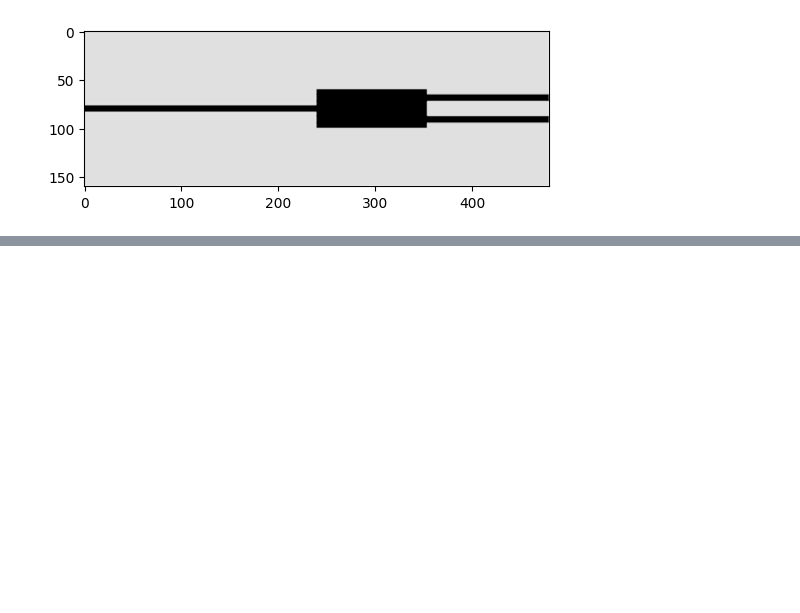
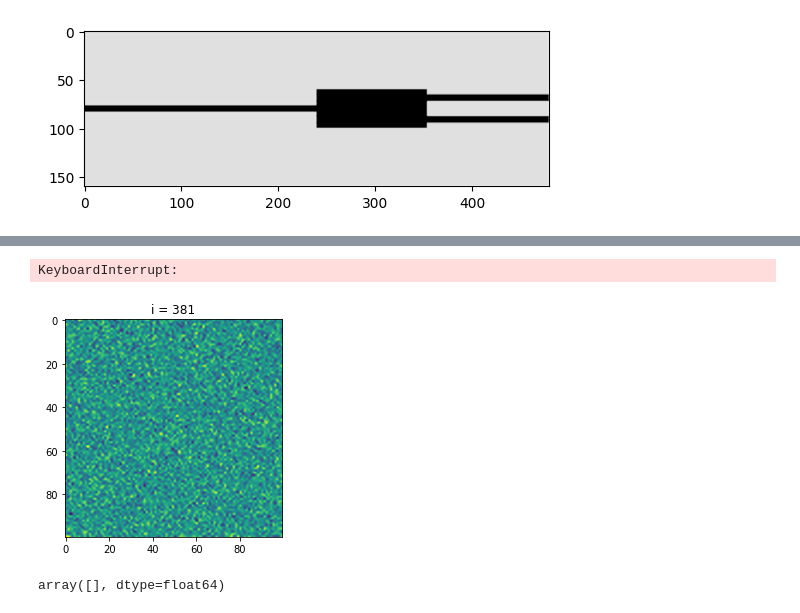
Before and after one commit to atait/jupyter-meep, a Jupyter notebook: notebooks/Cavities/MMI_1x2.ipynb, the cells around one changed output, grey strips where cells are left out. Drawn from its saved outputs; the diff is of its cells as text; code cells hidden in the pictures; blank space fills up the shorter version.

```diff
--- a/notebooks/Cavities/MMI_1x2.ipynb
+++ b/notebooks/Cavities/MMI_1x2.ipynb
@@ -138,0 +136,23 @@ sim.meep_time()
+# %%
+import time
+t0 = time.time()
+t = []
+for i in range(600):
+    a = np.random.randn(100, 100)
+    if i == 0:
+        artist = plt.imshow(a, interpolation='spline36')
+    else:
+        artist.set_data(a)
+    plt.title(f'i = {i}')
+    display.display(plt.gcf())
+    display.clear_output(wait=True)
+    t.append(time.time() - t0)
+plt.figure()
+plt.plot(t)
+# %% [output]
+KeyboardInterrupt:
+[figure, added]
+# %%
+t
+# %% [output]
+array([], dtype=float64)
```
Also changed, not shown: parts of 5 cells of this notebook, 1 other file.
